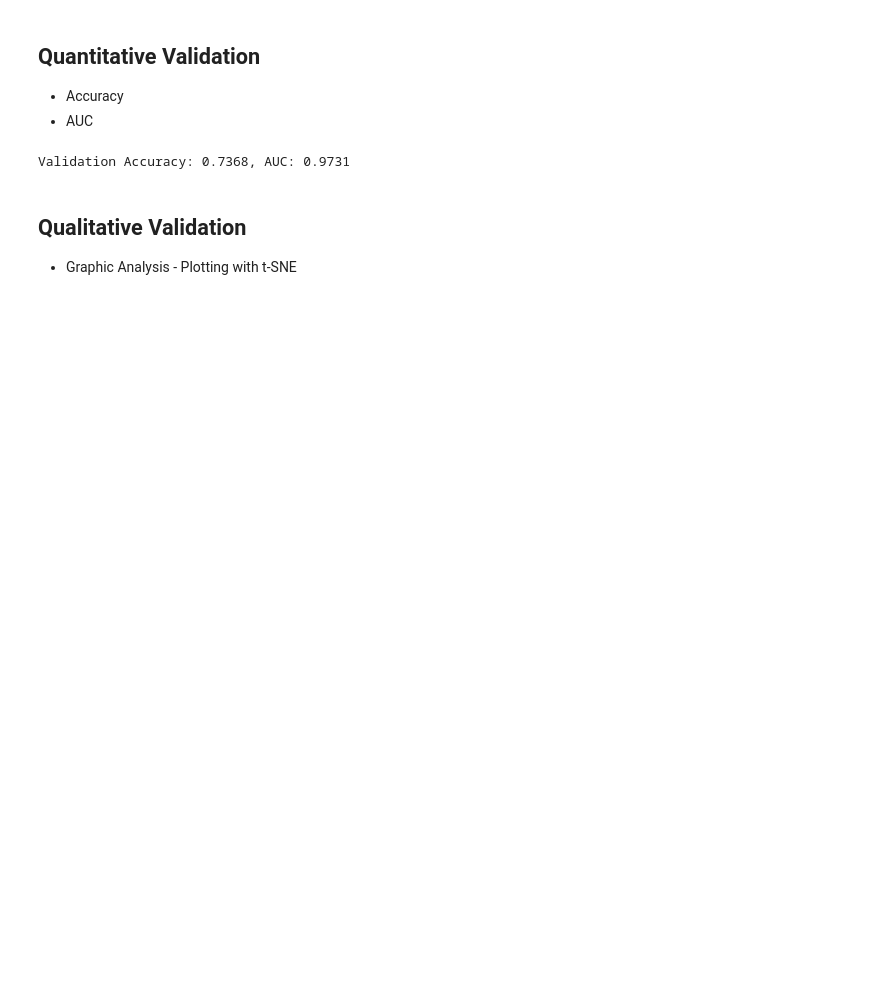
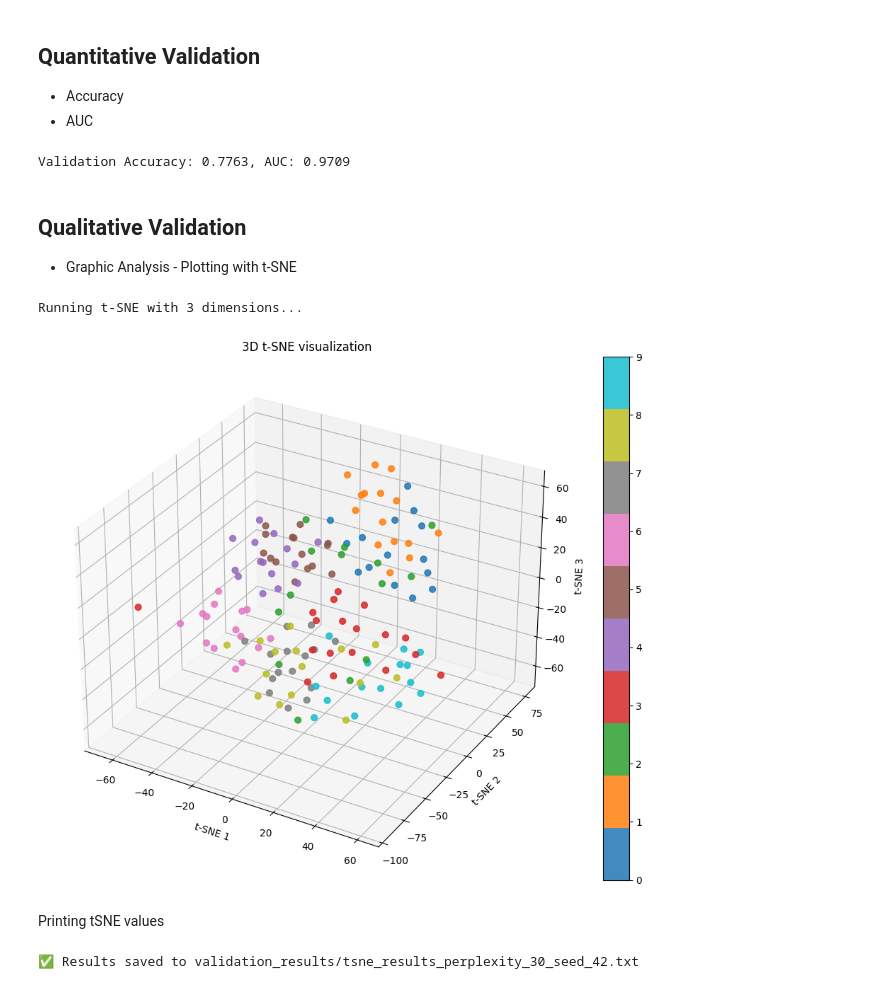
Before and after one commit to GUILN/masters-implementation, a Jupyter notebook: model/notebooks/validation.ipynb, the cells around one changed output. Cells and saved outputs as stored; diff of their text form; code cells hidden in the pictures; blank space fills up the shorter version.

```diff
--- a/model/notebooks/validation.ipynb
+++ b/model/notebooks/validation.ipynb
@@ -23,7 +23,9 @@ Loading secrets...
 # %% [markdown]
 **Parameters**
 # %%
-MODEL_PHT_PATH = "/Volumes/KODAK/masters/model/validation_datasets/NW-UCLA/model/har_model_v1.0.0_nw_ucla_2025-11-11 09:45:21.993320.pht"
+#MODEL_PHT_PATH = "/Volumes/KODAK/masters/model/validation_datasets/NW-UCLA/model/har_model_v1.0.0_nw_ucla_2025-11-11 09:45:21.993320.pht"
+# MODEL_PHT_PATH = "/Volumes/KODAK/masters/model/validation_datasets/NW-UCLA/model/har_model_v1.0.0_nw_ucla_2025-11-14.423179.pht"
+MODEL_PHT_PATH = "/Volumes/KODAK/masters/model/validation_datasets/NW-UCLA/model/har_model_v1.0.0_nw_ucla_20251114_091037.pht"
 VALIDATION_DIR = os.path.join(
     config.model_settings.video_data_dir,
     "validation"
@@ -144,7 +146,7 @@ har_model.to(device)
 accuracy, auc = evaluate_model(har_model, validation_dataset, device)
 print(f"Validation Accuracy: {accuracy:.4f}, AUC: {auc:.4f}")
 # %% [output]
-Validation Accuracy: 0.7368, AUC: 0.9731
+Validation Accuracy: 0.7763, AUC: 0.9709
 # %% [markdown]
 ## Qualitative Validation
 
@@ -151,0 +258,9 @@ Validation Accuracy: 0.7368, AUC: 0.9731
+# %%
+
+embeddings, labels = extract_embeddings(har_model, validation_dataset, device)
+visualize_tsne(embeddings, labels, num_classes=10, n_components=3)
+# %% [output]
+Running t-SNE with 3 dimensions...
+[figure, added]
+# %% [markdown]
+Printing tSNE values
@@ -151,0 +278,22 @@ Validation Accuracy: 0.7368, AUC: 0.9731
+# %%
+import numpy as np
+from pathlib import Path
+
+# Create output directory
+output_dir = Path("validation_results")
+output_dir.mkdir(exist_ok=True)
+
+# Write to text file
+output_file = output_dir / f"tsne_results_perplexity_{perplexity}_seed_{random_state}.txt"
+
+with open(output_file, 'w') as f:
+    f.write(f"t-SNE Results (perplexity={perplexity}, random_state={random_state})\n")
+    f.write("=" * 50 + "\n")
+    f.write("Point_X,Point_Y,Point_Z,Label\n")
+
+    for point, label in zip(reduced, labels):
+        f.write(f"{point[0]:.6f},{point[1]:.6f},{point[2]:.6f},{label}\n")
+
+print(f"✅ Results saved to {output_file}")
+# %% [output]
+✅ Results saved to validation_results/tsne_results_perplexity_30_seed_42.txt
```
Also changed, not shown: parts of 5 cells of this notebook, 2 other files.
